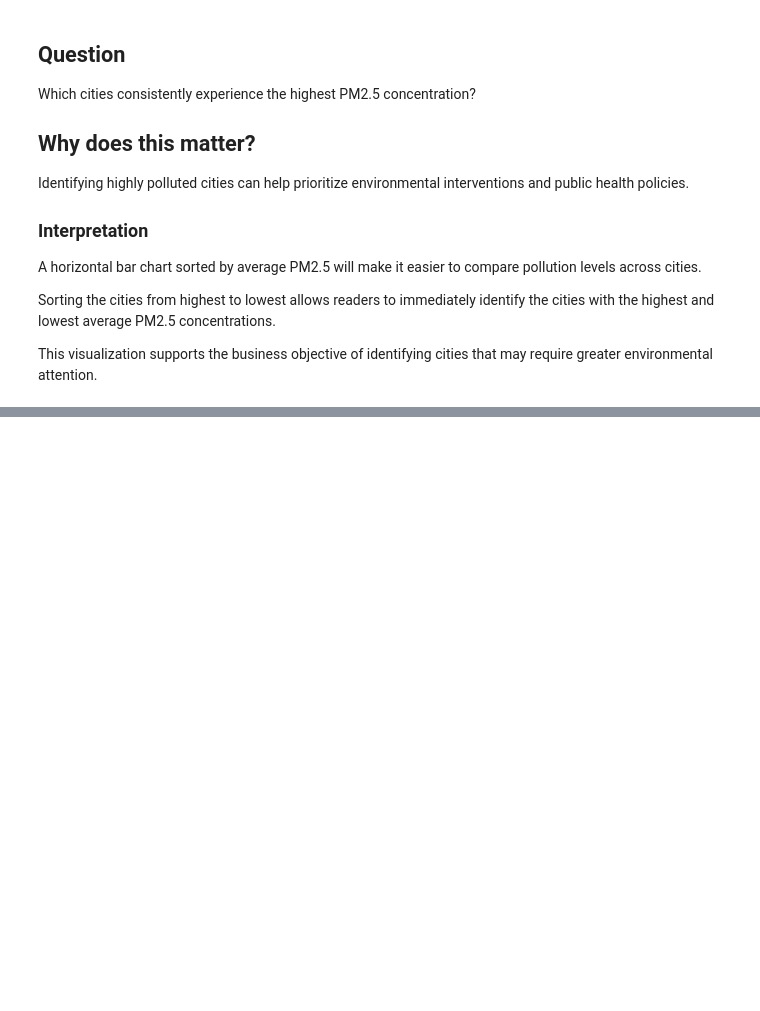
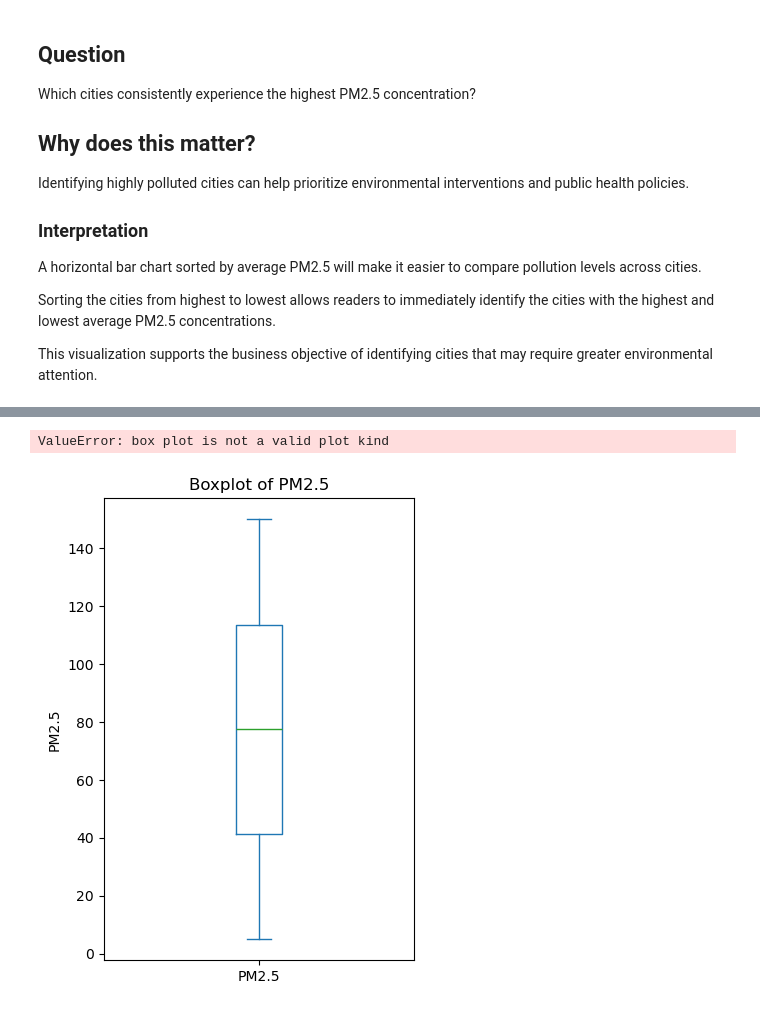
Before and after one commit to Jaessii/Datascience-Journey, a Jupyter notebook: Projects/01_project_environmental_air_quality_analysis/notebooks/Air Pollution Analysis.ipynb, the cells around one changed output, grey strips where cells are left out. Drawn from its saved outputs; the diff is of its cells as text; code cells hidden in the pictures; blank space fills up the shorter version.

```diff
--- a/Projects/01_project_environmental_air_quality_analysis/notebooks/Air Pollution Analysis.ipynb
+++ b/Projects/01_project_environmental_air_quality_analysis/notebooks/Air Pollution Analysis.ipynb
@@ -234,0 +251,25 @@ This visualization supports the business objective of identifying cities that ma
+# %%
+df["PM2.5"].plot(
+    kind="boxplot",
+    bins=20,
+    figsize=(8,5)
+)
+
+plt.title("Distribution of PM2.5")
+plt.xlabel("PM2.5")
+plt.ylabel("Frequency")
+plt.ylim(430, 540)
+plt.show()
+# %% [output]
+ValueError: box plot is not a valid plot kind
+# %%
+df["PM2.5"].plot(
+    kind="box",
+    figsize=(4,6)
+)
+
+plt.title("Boxplot of PM2.5")
+plt.ylabel("PM2.5")
+plt.show()
+# %% [output]
+[figure, added]
```
Also changed, not shown: parts of 15 cells of this notebook, 1 other file.
